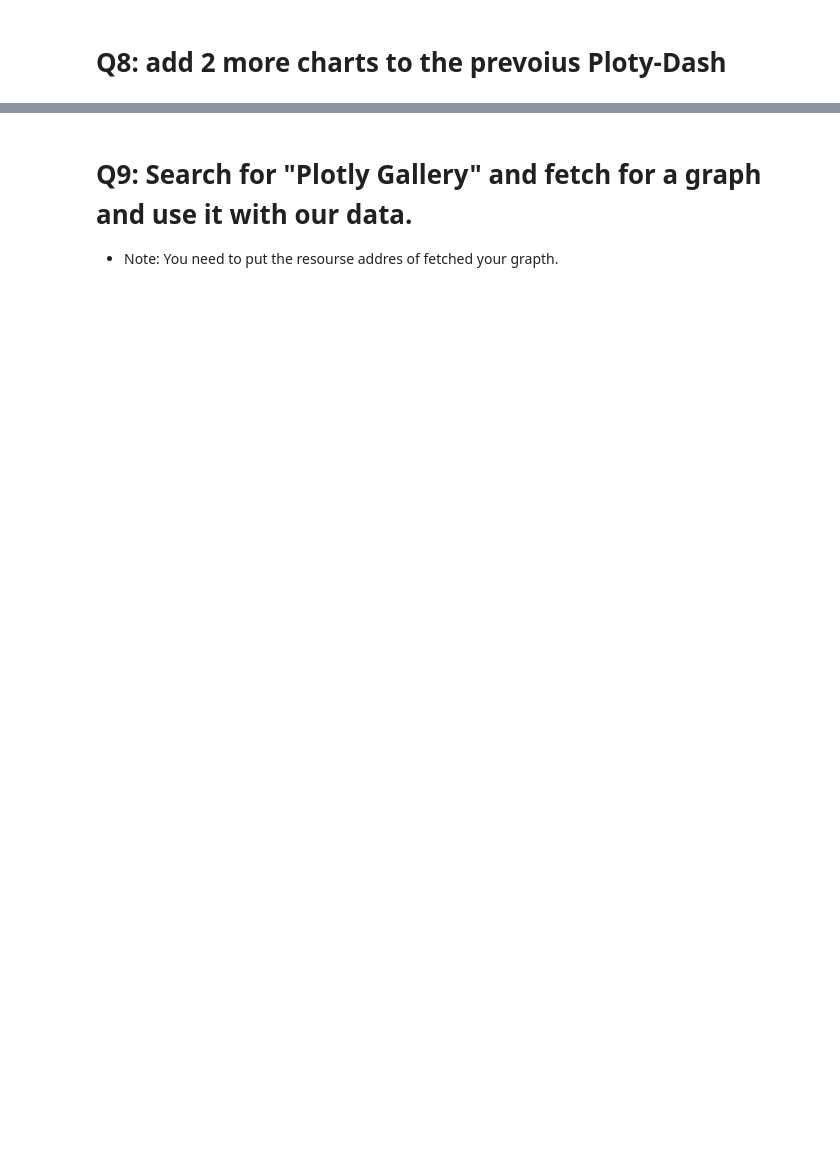
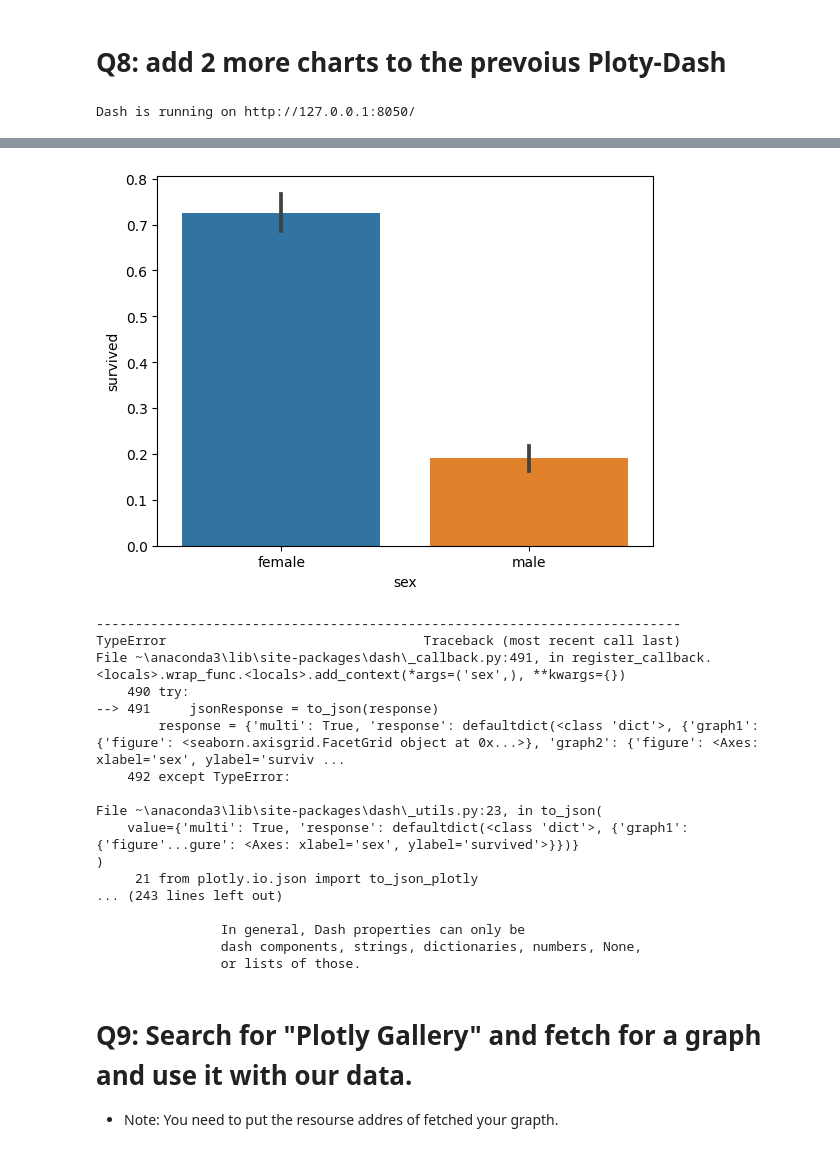
Before and after one commit to Tuwaiq-Data-Science-Bootcamp-V3/Plotly-Dash-Lab1, a Jupyter notebook: Plotly_Dash_Lab.ipynb, the cells around one changed output, grey strips where cells are left out. Saved outputs shown, nothing was run; the diff lists cells and outputs as text; code cells hidden in the pictures; blank space fills up the shorter version.

```diff
--- a/Plotly_Dash_Lab.ipynb
+++ b/Plotly_Dash_Lab.ipynb
@@ -32,2 +245,29 @@ df = pd.read_csv("titanic passenger list.csv")
 # %% [markdown]
 # Q8: add 2 more charts to the prevoius Ploty-Dash
+# %%
+app = JupyterDash(__name__)
+app.layout = html.Div([
+    dcc.Dropdown(id='dropdown', options=['survived',"sex"],value="sex"),
+    dcc.Graph(id="graph1"),
+    dcc.Graph(id="graph2")
+
+])
+@app.callback(
+    Output('graph1', 'figure'),
+    Output('graph2', 'figure'),
+    Input('dropdown', 'value'))
+
+def update_chart(column):
+    fig1 = sns.catplot(
+    data=df, x="survived", col="embarked",
+    kind="count", height=4, aspect=.6,
+)
+    fig2=sns.barplot(x='sex', y='survived', data= df)
+
+    return fig1,fig2
+
+
+if __name__ == '__main__':
+    app.run_server(mode='inline')
+# %% [output]
+Dash is running on http://127.0.0.1:8050/
@@ -34,3 +275,21 @@ df = pd.read_csv("titanic passenger list.csv")
+[figure, added]
+---------------------------------------------------------------------------
+TypeError                                 Traceback (most recent call last)
+File ~\anaconda3\lib\site-packages\dash\_callback.py:491, in register_callback.<locals>.wrap_func.<locals>.add_context(*args=('sex',), **kwargs={})
+    490 try:
+--> 491     jsonResponse = to_json(response)
+        response = {'multi': True, 'response': defaultdict(<class 'dict'>, {'graph1': {'figure': <seaborn.axisgrid.FacetGrid object at 0x...>}, 'graph2': {'figure': <Axes: xlabel='sex', ylabel='surviv ...
+    492 except TypeError:
+
+File ~\anaconda3\lib\site-packages\dash\_utils.py:23, in to_json(
+    value={'multi': True, 'response': defaultdict(<class 'dict'>, {'graph1': {'figure'...gure': <Axes: xlabel='sex', ylabel='survived'>}})}
+)
+     21 from plotly.io.json import to_json_plotly
+... (243 lines left out)
+
+                In general, Dash properties can only be
+                dash components, strings, dictionaries, numbers, None,
+                or lists of those.
 # %% [markdown]
 # Q9: Search for "Plotly Gallery" and fetch for a graph and use it with our data.
 
```
Also changed, not shown: parts of 15 cells of this notebook.
